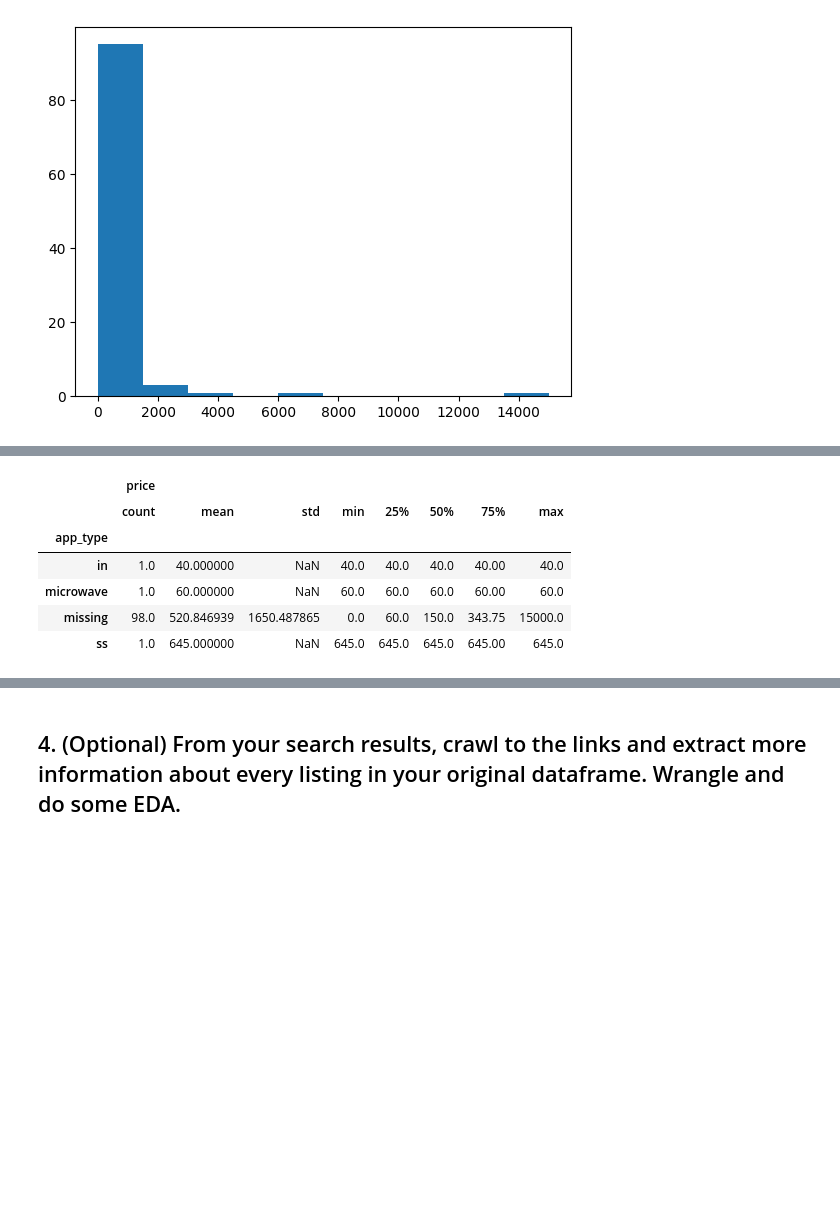
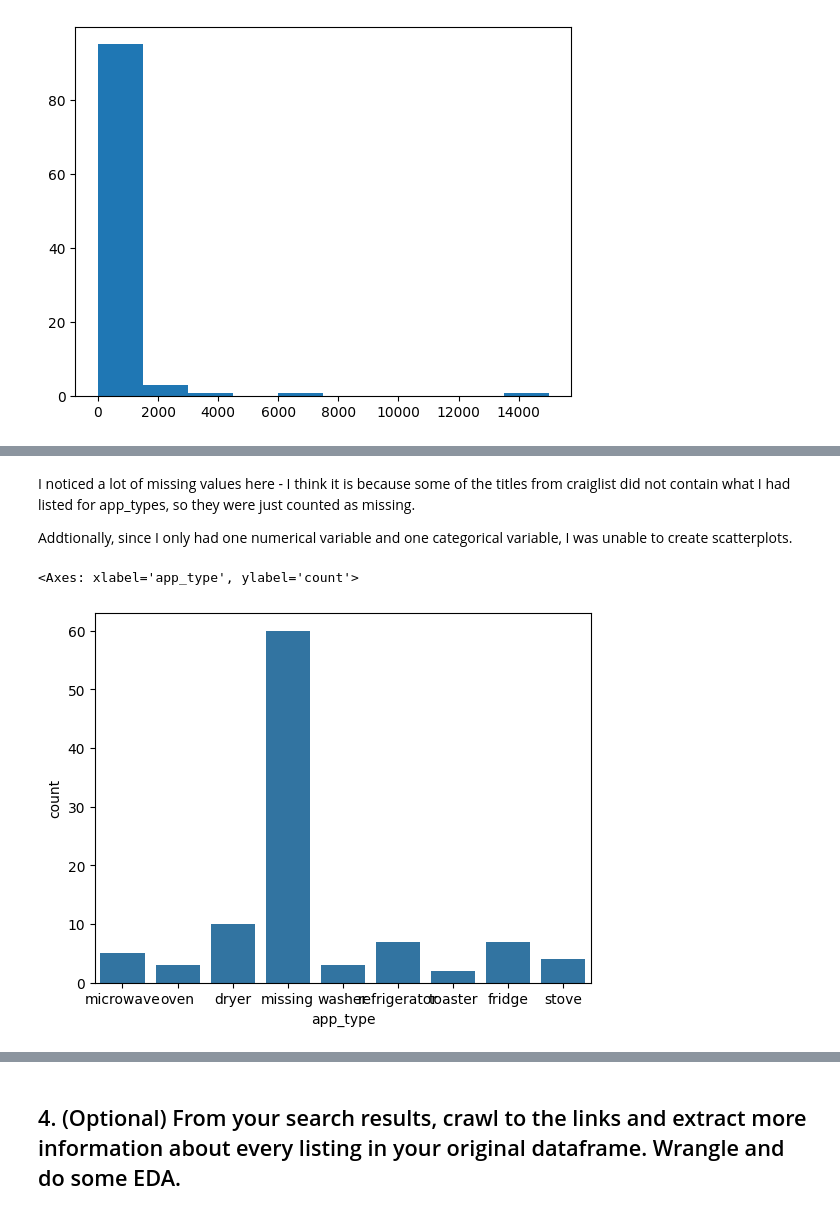
Before and after one commit to borayd3/labs, a Jupyter notebook: 02_scraping/lab2.ipynb, the cells around one changed output, grey strips where cells are left out. Saved outputs shown, nothing was run; the diff lists cells and outputs as text; code cells hidden in the pictures; blank space fills up the shorter version.

```diff
--- a/02_scraping/lab2.ipynb
+++ b/02_scraping/lab2.ipynb
@@ -171,10 +157,9 @@ Name: app_type, dtype: object
-# %%
-appliances.loc[:,['price','app_type']].groupby('app_type').describe()
-# %% [output]
-|  | price |  |  |  |  |  |  |  |
-|  | count | mean | std | min | 25% | 50% | 75% | max |
-| app_type |  |  |  |  |  |  |  |  |
-| in | 1.0 | 40.000000 | NaN | 40.0 | 40.0 | 40.0 | 40.00 | 40.0 |
-| microwave | 1.0 | 60.000000 | NaN | 60.0 | 60.0 | 60.0 | 60.00 | 60.0 |
-| missing | 98.0 | 520.846939 | 1650.487865 | 0.0 | 60.0 | 150.0 | 343.75 | 15000.0 |
-| ss | 1.0 | 645.000000 | NaN | 645.0 | 645.0 | 645.0 | 645.00 | 645.0 |
+# %% [markdown]
+I noticed a lot of missing values here - I think it is because some of the titles from craiglist did not contain what I had listed for app_types, so they were just counted as missing.
+
+Addtionally, since I only had one numerical variable and one categorical variable, I was unable to create scatterplots.
+# %%
+sns.countplot(data = appliances, x = 'app_type')
+# %% [output]
+<Axes: xlabel='app_type', ylabel='count'>
+[figure, added]
```
Also changed, not shown: parts of 7 cells of this notebook, 1 other file.
